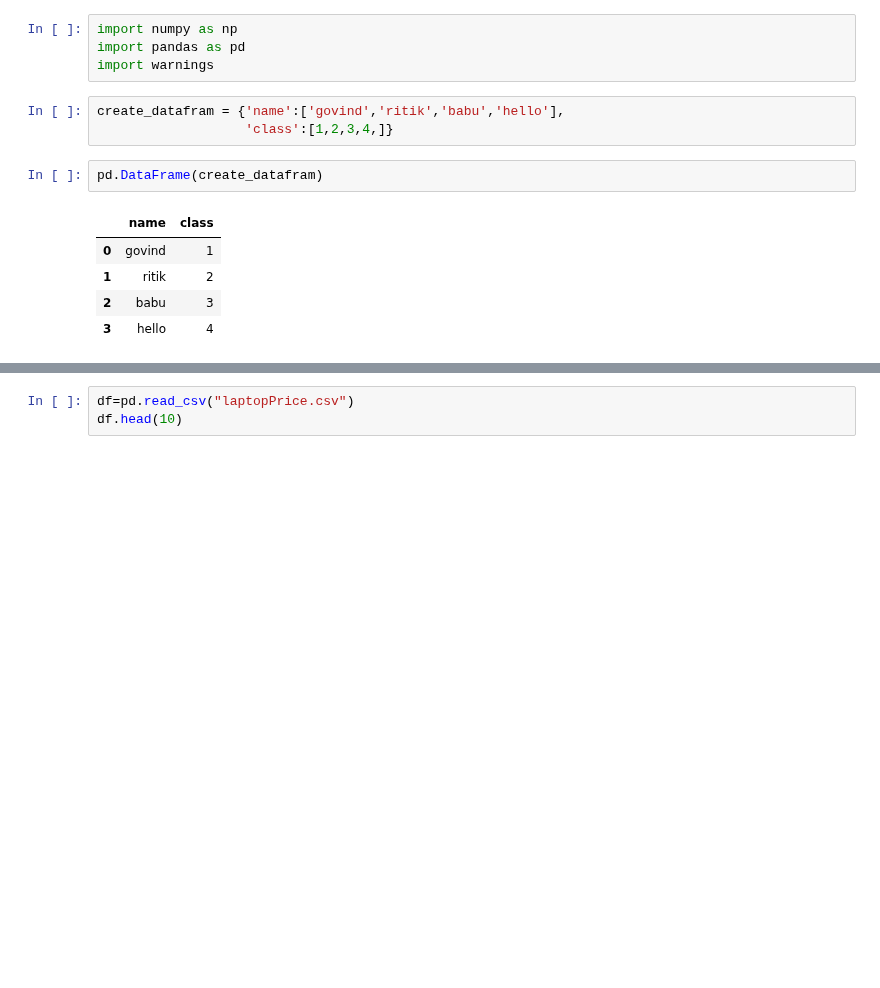
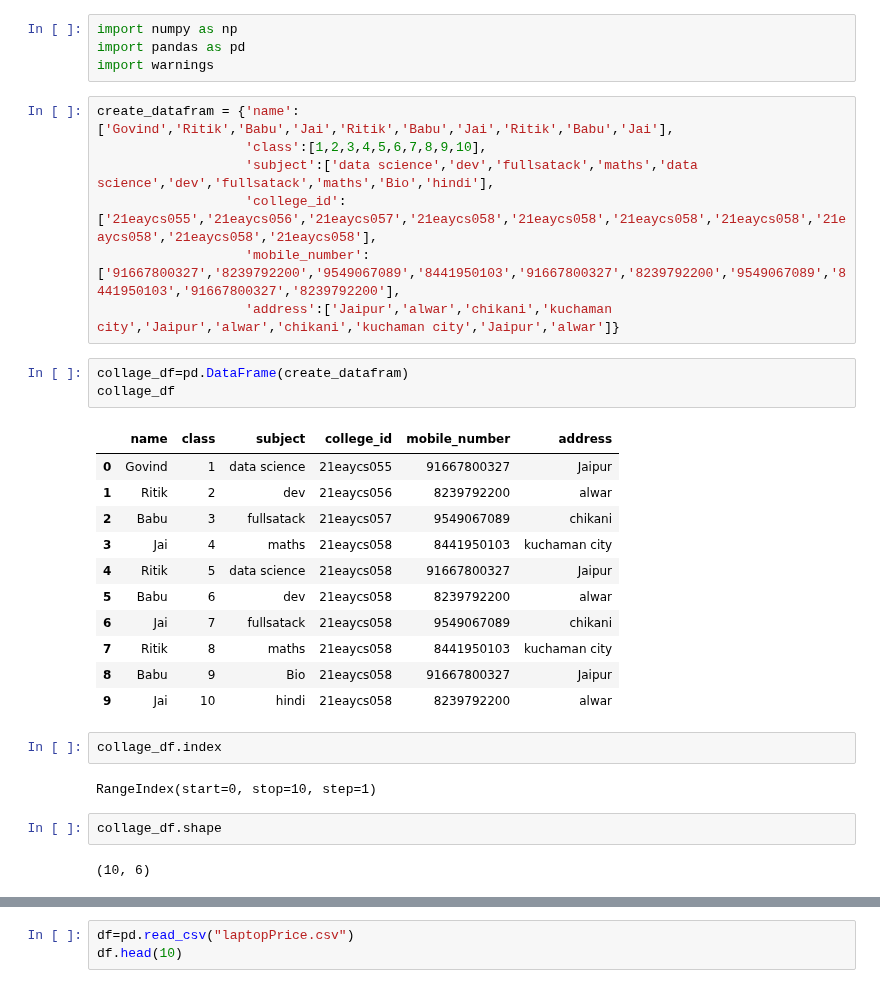
Before and after one commit to Govind-kumawat2002/Python_Library, a Jupyter notebook: moduls/for_liet/pandas.ipynb, the cells around one changed output, grey strips where cells are left out. Saved outputs shown, nothing was run; the diff lists cells and outputs as text; blank space fills up the shorter version.

```diff
--- a/moduls/for_liet/pandas.ipynb
+++ b/moduls/for_liet/pandas.ipynb
@@ -2,14 +2,33 @@
 import numpy as np
 import pandas as pd
 import warnings
-# %%
-create_datafram = {'name':['govind','ritik','babu','hello'],
-                   'class':[1,2,3,4,]}
+# %%
+create_datafram = {'name':['Govind','Ritik','Babu','Jai','Ritik','Babu','Jai','Ritik','Babu','Jai'],
+                   'class':[1,2,3,4,5,6,7,8,9,10],
+                   'subject':['data science','dev','fullsatack','maths','data science','dev','fullsatack','maths','Bio','hindi'],
+                   'college_id':['21eaycs055','21eaycs056','21eaycs057','21eaycs058','21eaycs058','21eaycs058','21eaycs058','21eaycs058','21eaycs058','21eaycs058'],
+                   'mobile_number':['91667800327','8239792200','9549067089','8441950103','91667800327','8239792200','9549067089','8441950103','91667800327','8239792200'],
+                   'address':['Jaipur','alwar','chikani','kuchaman city','Jaipur','alwar','chikani','kuchaman city','Jaipur','alwar']}
 # %%
-pd.DataFrame(create_datafram)
+collage_df=pd.DataFrame(create_datafram)
+collage_df
 # %% [output]
-|  | name | class |
-| 0 | govind | 1 |
-| 1 | ritik | 2 |
-| 2 | babu | 3 |
-| 3 | hello | 4 |
+|  | name | class | subject | college_id | mobile_number | address |
+| 0 | Govind | 1 | data science | 21eaycs055 | 91667800327 | Jaipur |
+| 1 | Ritik | 2 | dev | 21eaycs056 | 8239792200 | alwar |
+| 2 | Babu | 3 | fullsatack | 21eaycs057 | 9549067089 | chikani |
+| 3 | Jai | 4 | maths | 21eaycs058 | 8441950103 | kuchaman city |
+| 4 | Ritik | 5 | data science | 21eaycs058 | 91667800327 | Jaipur |
+| 5 | Babu | 6 | dev | 21eaycs058 | 8239792200 | alwar |
+| 6 | Jai | 7 | fullsatack | 21eaycs058 | 9549067089 | chikani |
+| 7 | Ritik | 8 | maths | 21eaycs058 | 8441950103 | kuchaman city |
+| 8 | Babu | 9 | Bio | 21eaycs058 | 91667800327 | Jaipur |
+| 9 | Jai | 10 | hindi | 21eaycs058 | 8239792200 | alwar |
+# %%
+collage_df.index
+# %% [output]
+RangeIndex(start=0, stop=10, step=1)
+# %%
+collage_df.shape
+# %% [output]
+(10, 6)
```
Also changed, not shown: parts of 9 cells of this notebook.
